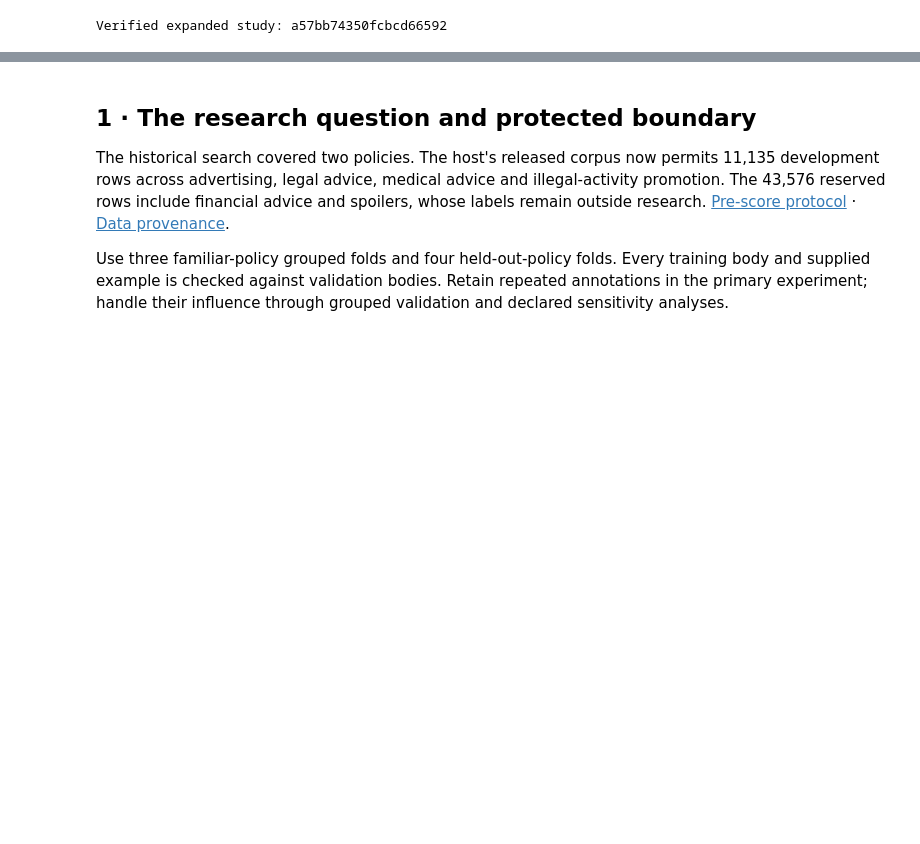
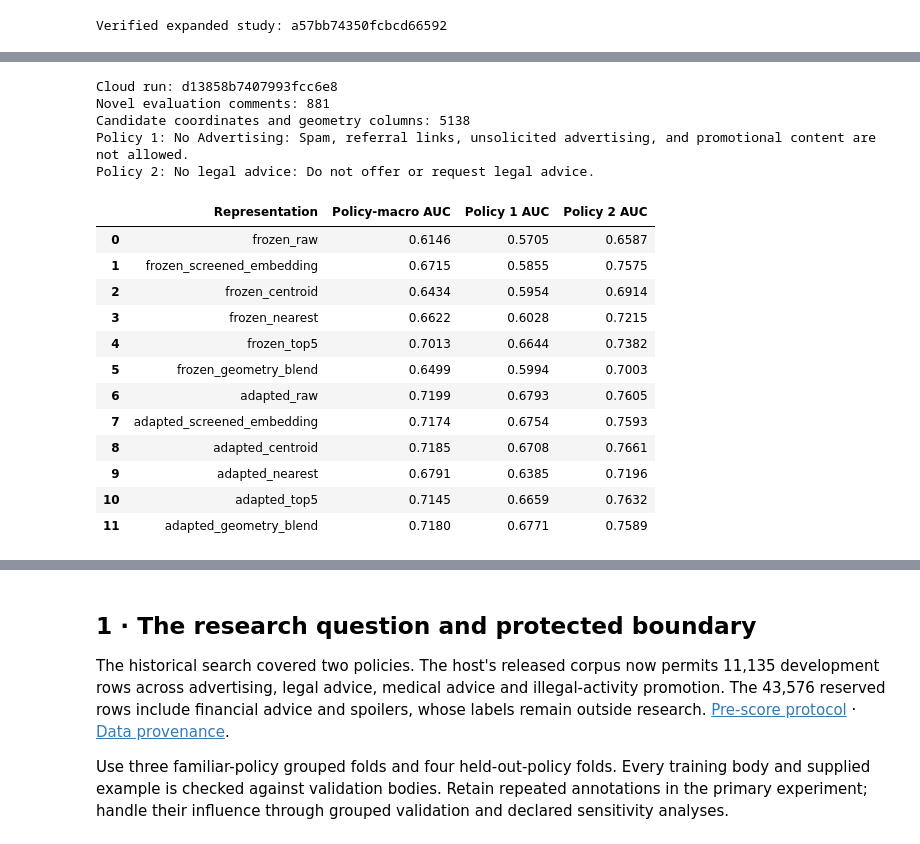
Before and after one commit to alvaromendizabal/jigsaw-rule-classifier, a Jupyter notebook: notebooks/02_baseline_and_review.ipynb, the cells around one changed output, grey strips where cells are left out. Drawn from its saved outputs; the diff is of its cells as text; code cells hidden in the pictures; blank space fills up the shorter version.

Commit message:
Record completed support adaptation and matched representation results

```diff
--- a/notebooks/02_baseline_and_review.ipynb
+++ b/notebooks/02_baseline_and_review.ipynb
@@ -76,0 +169,33 @@ Verified expanded study: a57bb74350fcbcd66592
+# %%
+from build_adaptation_report import evidence as adaptation_evidence, display_comparison as display_adaptation
+adaptation = adaptation_evidence(root)
+print('Cloud run:', adaptation['inference']['run_id'])
+print('Novel evaluation comments:', adaptation['protocol']['rows'])
+print('Candidate coordinates and geometry columns:', adaptation['protocol']['unique_candidate_columns'])
+policies = sorted(adaptation['results'][0]['metrics']['per_rule_auc'])
+for i, policy in enumerate(policies, 1):
+    print(f'Policy {i}:', policy)
+comparison_rows = []
+for record in adaptation['results']:
+    comparison_rows.append({'Representation': record['model'], 'Policy-macro AUC': record['metrics']['rule_macro_auc'], **{f'Policy {i} AUC': record['metrics']['per_rule_auc'][policy] for i, policy in enumerate(policies, 1)}})
+display(pd.DataFrame(comparison_rows).round(4))
+display_adaptation(root)
+# %% [output]
+Cloud run: d13858b7407993fcc6e8
+Novel evaluation comments: 881
+Candidate coordinates and geometry columns: 5138
+Policy 1: No Advertising: Spam, referral links, unsolicited advertising, and promotional content are not allowed.
+Policy 2: No legal advice: Do not offer or request legal advice.
+|  | Representation | Policy-macro AUC | Policy 1 AUC | Policy 2 AUC |
+| 0 | frozen_raw | 0.6146 | 0.5705 | 0.6587 |
+| 1 | frozen_screened_embedding | 0.6715 | 0.5855 | 0.7575 |
+| 2 | frozen_centroid | 0.6434 | 0.5954 | 0.6914 |
+| 3 | frozen_nearest | 0.6622 | 0.6028 | 0.7215 |
+| 4 | frozen_top5 | 0.7013 | 0.6644 | 0.7382 |
+| 5 | frozen_geometry_blend | 0.6499 | 0.5994 | 0.7003 |
+| 6 | adapted_raw | 0.7199 | 0.6793 | 0.7605 |
+| 7 | adapted_screened_embedding | 0.7174 | 0.6754 | 0.7593 |
+| 8 | adapted_centroid | 0.7185 | 0.6708 | 0.7661 |
+| 9 | adapted_nearest | 0.6791 | 0.6385 | 0.7196 |
+| 10 | adapted_top5 | 0.7145 | 0.6659 | 0.7632 |
+| 11 | adapted_geometry_blend | 0.7180 | 0.6771 | 0.7589 |
```
Also changed, not shown: parts of 15 cells of this notebook, 22 other files.
